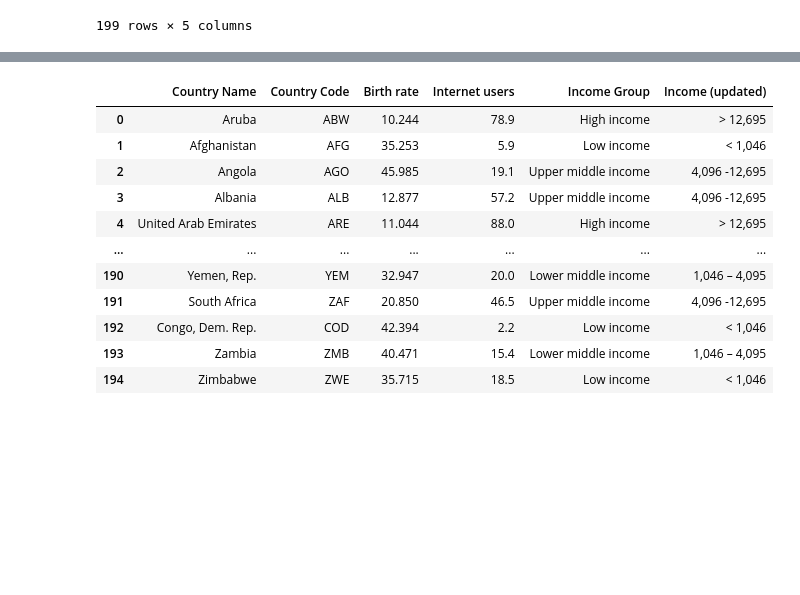
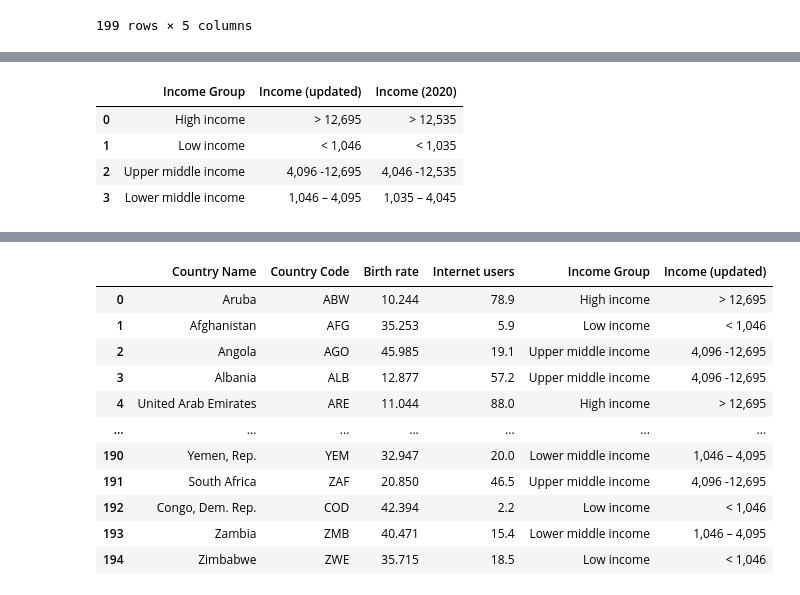
Before and after one commit to hien-files/Python-Foundation-in-Data-Analytics, a Jupyter notebook: My code in Lecture/Lecture 4/myCode_Pandas 1_Introduction.ipynb, the cells around one changed output, grey strips where cells are left out. Cells and saved outputs as stored; diff of their text form; code cells hidden in the pictures; blank space fills up the shorter version.

```diff
--- a/My code in Lecture/Lecture 4/myCode_Pandas 1_Introduction.ipynb
+++ b/My code in Lecture/Lecture 4/myCode_Pandas 1_Introduction.ipynb
@@ -276,5 +262,13 @@ df_contac
 <img src="https://data36.com/wp-content/uploads/2018/08/4-pandas-merge-inner-outer-left-right-1024x771.png" width="600">
 # %%
 income_gr = pd.read_excel('data\income_group.xlsx')
+# %%
+income_gr
+# %% [output]
+|  | Income Group | Income (updated) | Income (2020) |
+| 0 | High income | > 12,695 | > 12,535 |
+| 1 | Low income | < 1,046 | < 1,035 |
+| 2 | Upper middle income | 4,096 -12,695 | 4,046 -12,535 |
+| 3 | Lower middle income | 1,046 – 4,095 | 1,035 – 4,045 |
 # %%
 df_merge = pd.merge(
```
Also changed, not shown: parts of 5 cells of this notebook, 13 other files.
